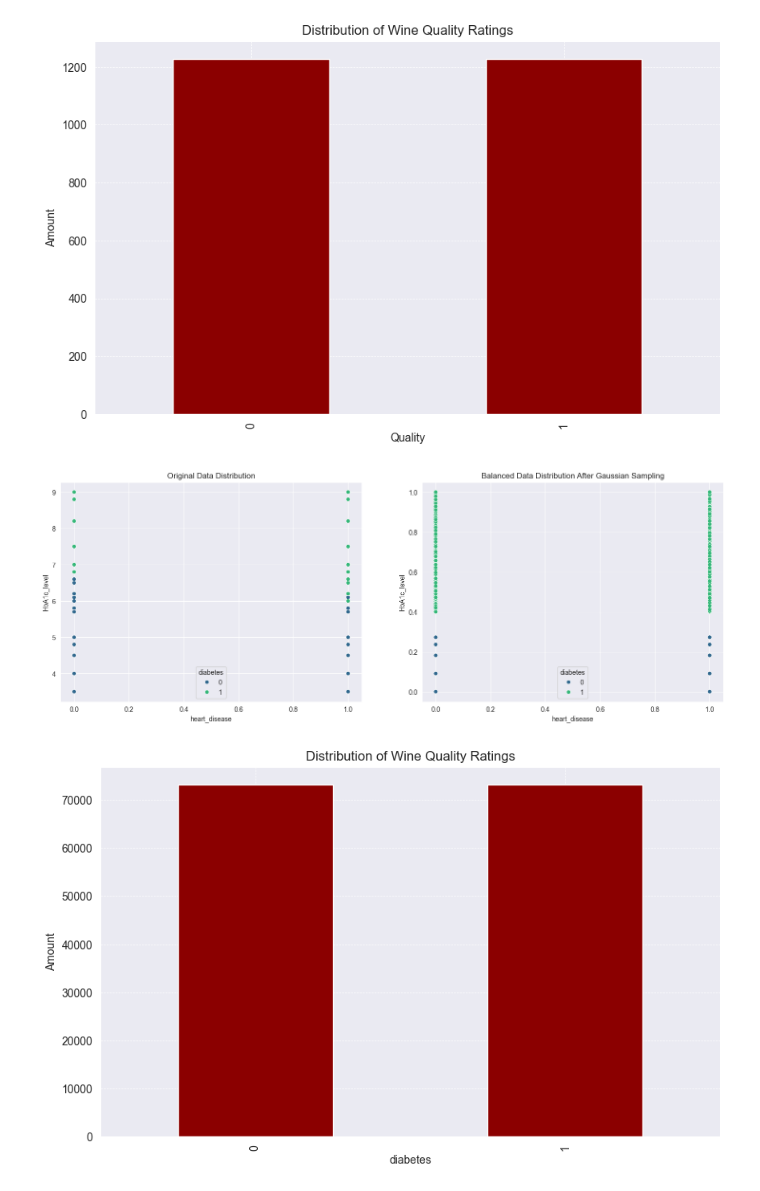
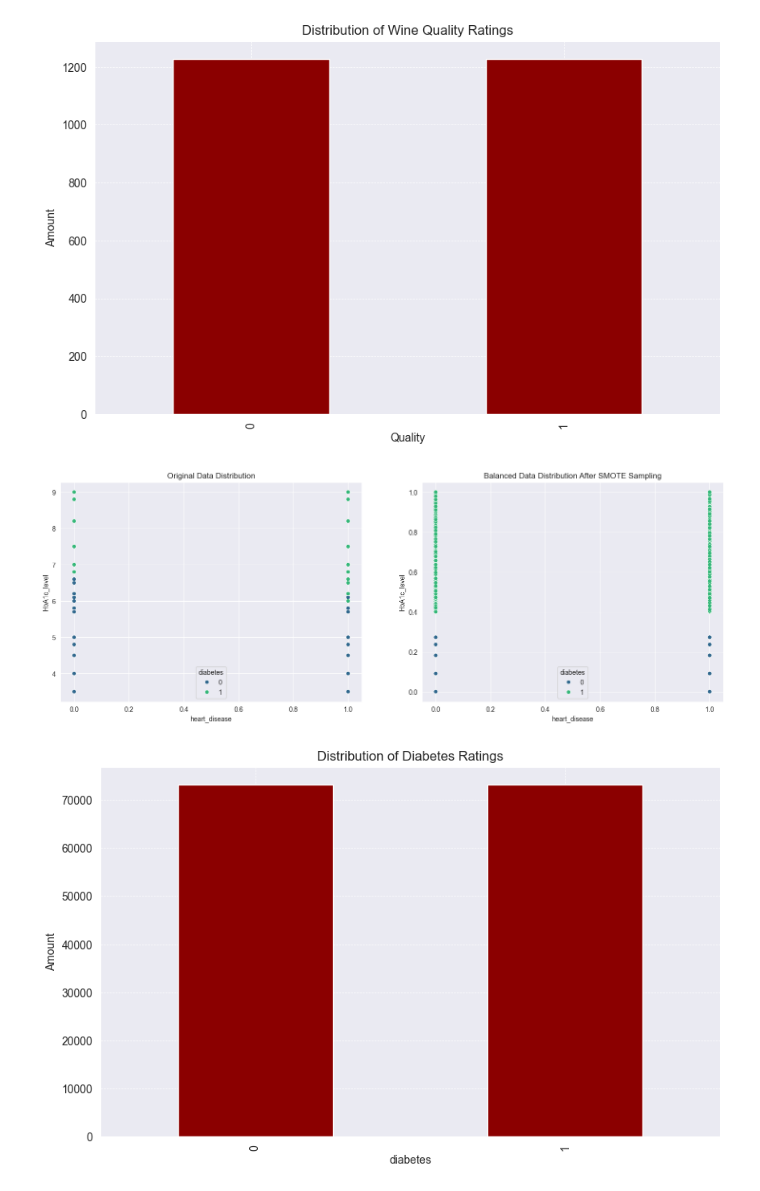
Before and after one commit to moonionn/sampling-method-project, a Jupyter notebook: training/smote-train.ipynb, the cells around one changed output. Cells and saved outputs as stored; diff of their text form; code cells hidden in the pictures.

```diff
--- a/training/smote-train.ipynb
+++ b/training/smote-train.ipynb
@@ -106,36 +106,36 @@ plt.show()
 # %%
 # 将过采样的特征和目标组合成一个DataFrame
 smote_train_df_dia = pd.DataFrame(X_train_smote_diabetes, columns=diabetes_df.columns[:-1])
 smote_train_df_dia['diabetes'] = y_train_smote_diabetes
 
 import seaborn as sns
 import matplotlib.pyplot as plt
 # Setting up the subplot grid
 fig, ax = plt.subplots(1, 2, figsize=(18, 6))
 
 # Original data plot
 sns.scatterplot(ax=ax[0], data=diabetes_df, x='heart_disease', y='HbA1c_level', hue='diabetes', palette='viridis')
 ax[0].set_title('Original Data Distribution')
 ax[0].set_xlabel('heart_disease')
 ax[0].set_ylabel('HbA1c_level')
 
 # Balanced data plot
 sns.scatterplot(ax=ax[1], data=smote_train_df_dia, x='heart_disease', y='HbA1c_level', hue='diabetes', palette='viridis')
-ax[1].set_title('Balanced Data Distribution After Gaussian Sampling')
+ax[1].set_title('Balanced Data Distribution After SMOTE Sampling')
 ax[1].set_xlabel('heart_disease')
 ax[1].set_ylabel('HbA1c_level')
 plt.show()
 
 plt.figure(figsize=(10, 6))
 smote_train_df_dia['diabetes'].value_counts().sort_index().plot(kind='bar', color='darkred')
-plt.title('Distribution of Wine Quality Ratings')
+plt.title('Distribution of Diabetes Ratings')
 plt.xlabel('diabetes')
 plt.ylabel('Amount')
 plt.grid(True, which='both', linestyle='--', linewidth=0.5)
 plt.show()
 # %% [output]
 [figure]
-[figure, old version]
+[figure, new version]
 # %%
 from sklearn.ensemble import RandomForestClassifier
 from sklearn.linear_model import LogisticRegression
```
Also changed, not shown: parts of 3 cells of this notebook, 15 other files.
